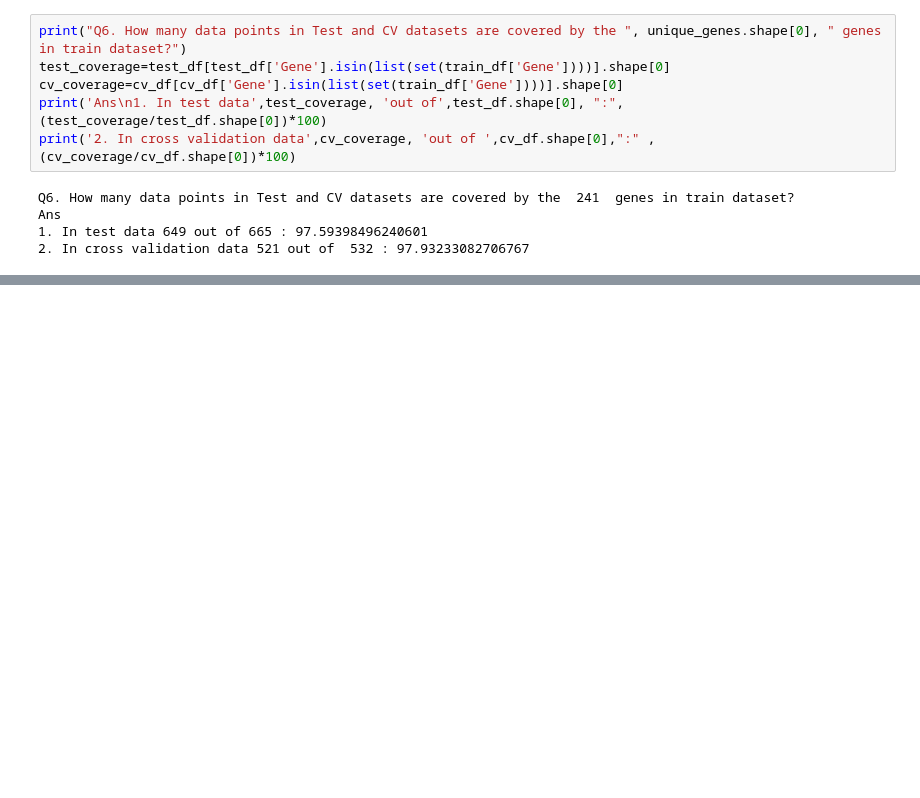
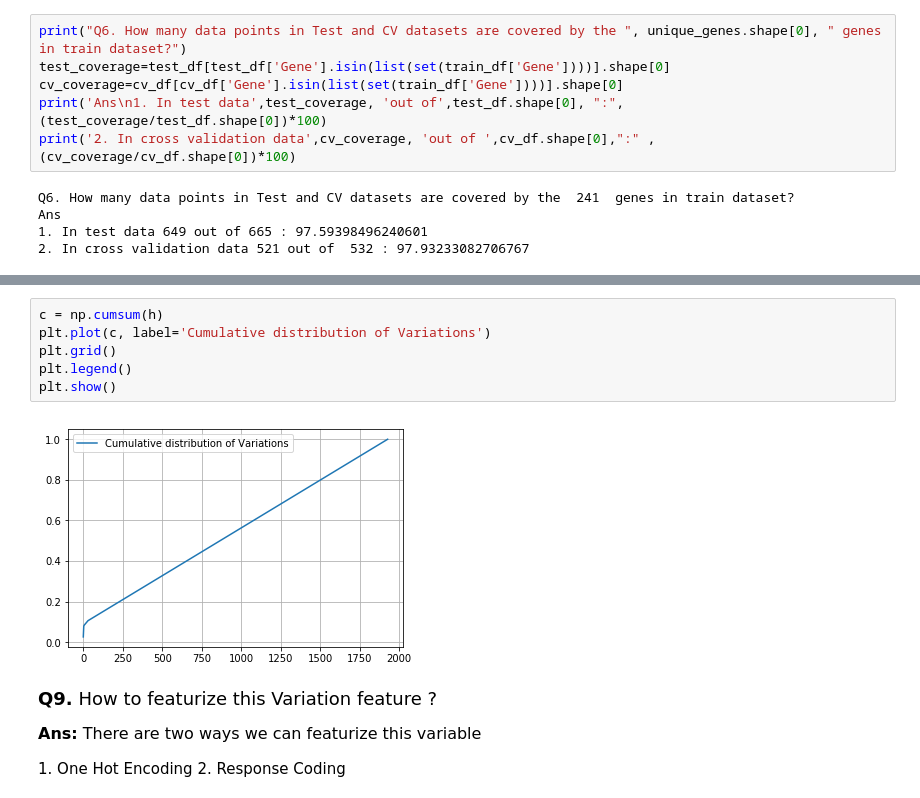
Before and after one commit to hemantmehra/Personalized-Cancer-Diagnosis, a Jupyter notebook: Personalized-Cancer-Diagnosis.ipynb, the cells around one changed output, grey strips where cells are left out. Drawn from its saved outputs; the diff is of its cells as text; blank space fills up the shorter version.

```diff
--- a/Personalized-Cancer-Diagnosis.ipynb
+++ b/Personalized-Cancer-Diagnosis.ipynb
@@ -539,0 +576,13 @@ Ans
+# %%
+c = np.cumsum(h)
+plt.plot(c, label='Cumulative distribution of Variations')
+plt.grid()
+plt.legend()
+plt.show()
+# %% [output]
+[figure, added]
+# %% [markdown]
+<p style="font-size:18px;"> <b>Q9.</b> How to featurize this Variation feature ?</p>
+<p style="font-size:16px;"><b>Ans:</b> There are two ways we can featurize this variable</p>
+1. One Hot Encoding
+2. Response Coding
```
Also changed, not shown: parts of 16 cells of this notebook.
